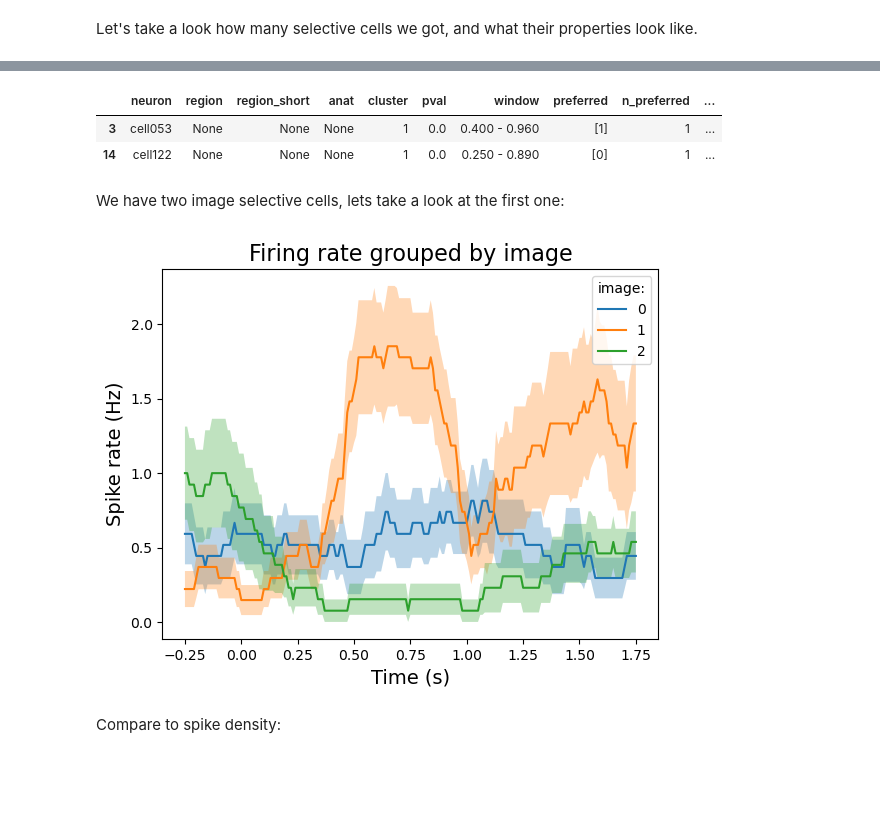
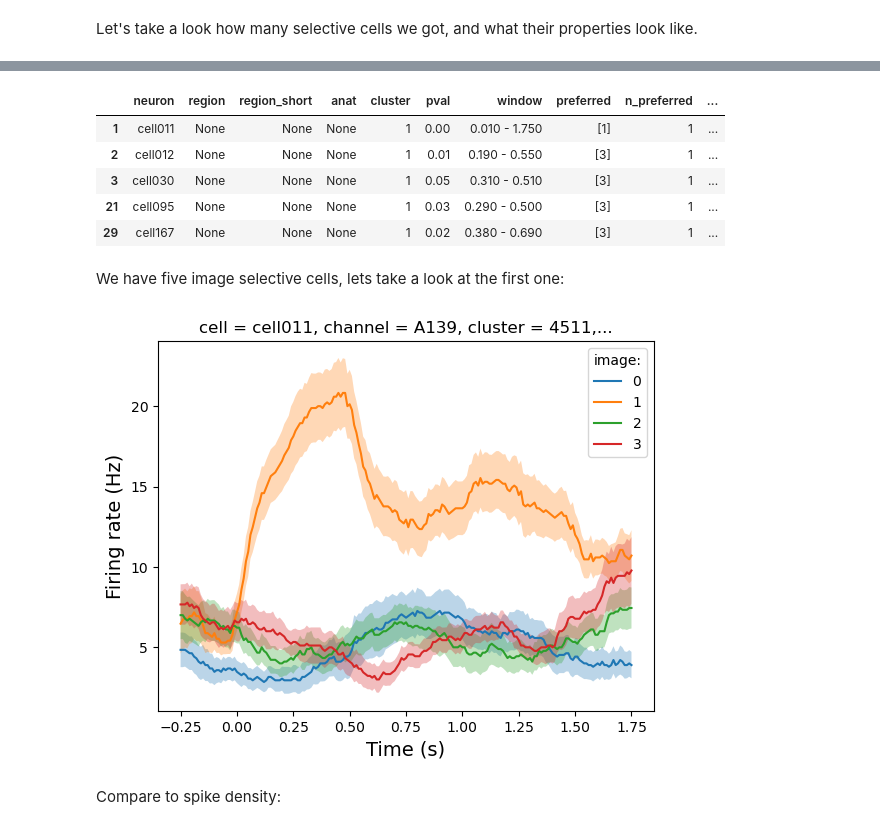
Before and after one commit to labianca/pylabianca, a Jupyter notebook: doc/intro_overview.ipynb, the cells around one changed output, grey strips where cells are left out. Cells and saved outputs as stored; diff of their text form; code cells hidden in the pictures; blank space fills up the shorter version.

```diff
--- a/doc/intro_overview.ipynb
+++ b/doc/intro_overview.ipynb
@@ -120,11 +120,11 @@ Additionally, because the task contains multiple parts (like training), we will
 # %%
-event_id = [110, 111, 112]
-last_part_start = np.where(events[:, -1] == 152)[0][-1]
-use_events = events[:last_part_start]
+main_start = np.where(events[:, -1] == 152)[0][0]
+events_main = events[main_start:]
 # %% [markdown]
 We can now epoch spikes using `.epoch()` method of the `Spikes` object. We will epoch spikes with respect to image presentation, with 0.5 second pre-stimulus and 2 second post-stimulus window.
 # %%
-spk_epochs = spk.epoch(use_events, event_id, tmin=-0.5, tmax=2.)
+event_id = [10, 11, 12, 13]
+spk_epochs = spk.epoch(events_main, event_id, tmin=-0.5, tmax=2.)
 # %% [markdown]
 Let's take a look at the text representation of the resulting `SpikeEpochs` object:
 # %%
@@ -209,10 +209,10 @@ However, to get the most out of xarray or pylabianca plotting it is good to have
 import pandas as pd
 
 # find only image presentation events
-is_img = np.in1d(use_events[:, -1], event_id)
+is_img = np.in1d(events_main[:, -1], event_id)
 
-# subtract 110 to get image id
-image = use_events[is_img, -1] - 110
+# subtract 10 to get image id
+image = events_main[is_img, -1] - 10
 
 # construct a dataframe
 meta = pd.DataFrame({'image': image})
@@ -280,14 +291,17 @@ Selective cells: ['cell053' 'cell122']
 df_cluster_sel
 # %% [output]
 |  | neuron | region | region_short | anat | cluster | pval | window | preferred | n_preferred | ... |
-| 3 | cell053 | None | None | None | 1 | 0.0 | 0.400 - 0.960 | [1] | 1 | ... |
-| 14 | cell122 | None | None | None | 1 | 0.0 | 0.250 - 0.890 | [0] | 1 | ... |
+| 1 | cell011 | None | None | None | 1 | 0.00 | 0.010 - 1.750 | [1] | 1 | ... |
+| 2 | cell012 | None | None | None | 1 | 0.01 | 0.190 - 0.550 | [3] | 1 | ... |
+| 3 | cell030 | None | None | None | 1 | 0.05 | 0.310 - 0.510 | [3] | 1 | ... |
+| 21 | cell095 | None | None | None | 1 | 0.03 | 0.290 - 0.500 | [3] | 1 | ... |
+| 29 | cell167 | None | None | None | 1 | 0.02 | 0.380 - 0.690 | [3] | 1 | ... |
 # %% [markdown]
-We have two image selective cells, lets take a look at the first one:
+We have five image selective cells, lets take a look at the first one:
 # %%
-ax = pln.plot_spike_rate(frate.sel(cell=sel_names[0]), groupby='image')
+ax = pln.plot_shaded(frate.sel(cell=sel_names[0]), groupby='image')
 # %% [output]
-[figure, old version]
+[figure, new version]
 # %% [markdown]
 Compare to spike density:
 # %%
```
Also changed, not shown: parts of 43 cells of this notebook.
